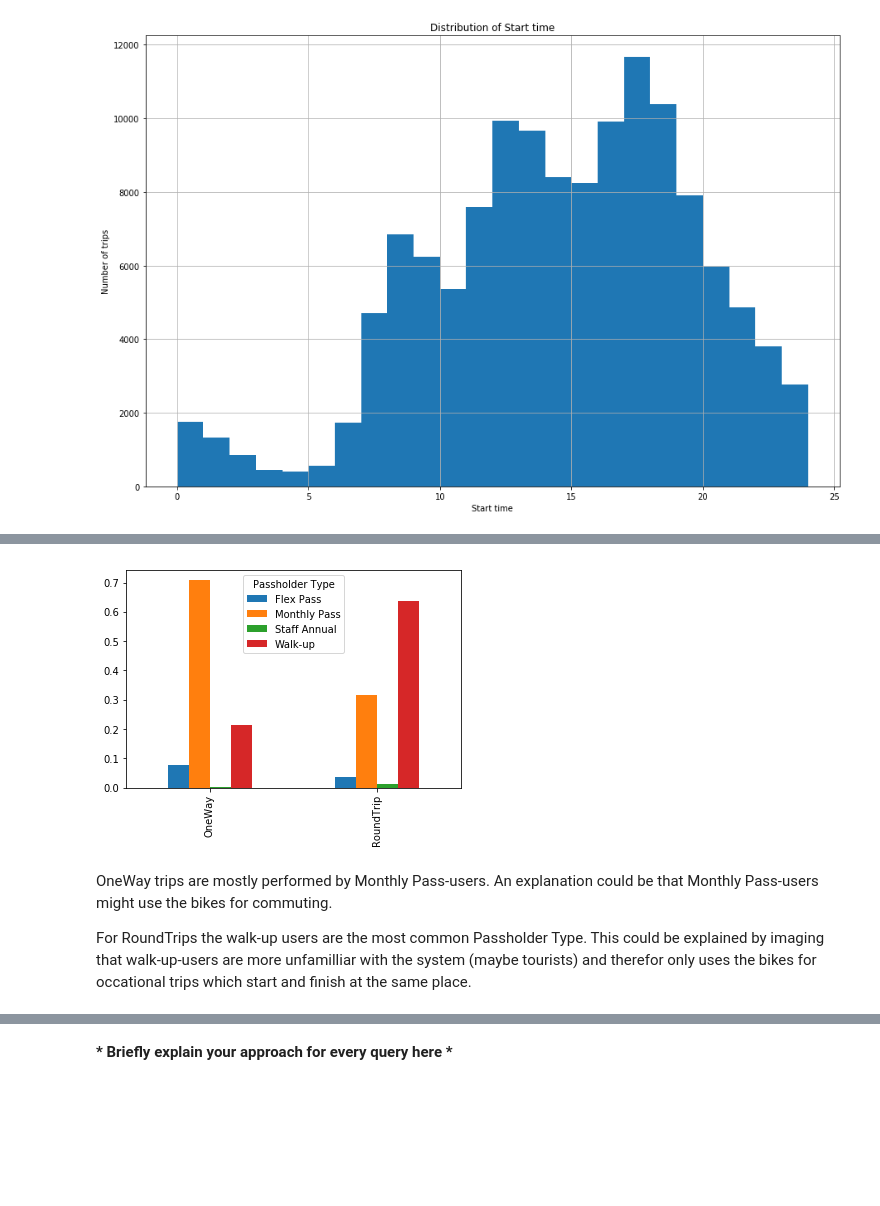
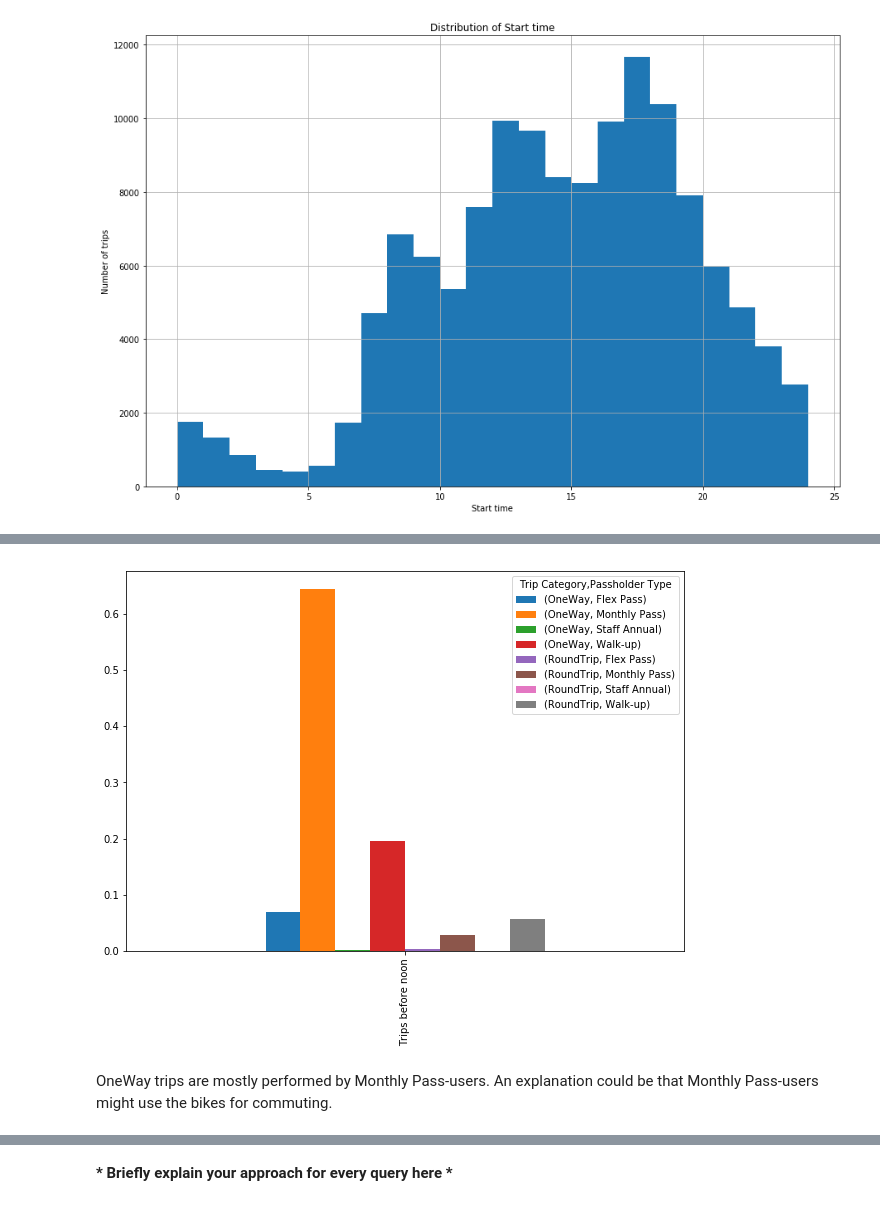
Before and after one commit to emmwel/ADAeda, a Jupyter notebook: Anna/Exercise 1.ipynb, the cells around one changed output, grey strips where cells are left out. Cells and saved outputs as stored; diff of their text form; code cells hidden in the pictures; blank space fills up the shorter version.

```diff
--- a/Anna/Exercise 1.ipynb
+++ b/Anna/Exercise 1.ipynb
@@ -551,12 +551,13 @@ Text(0.5,1,'Distribution of Start time')
 [figure]
 # %%
 #Task B3.3
+
 # For each *trip route category*, calculate the proportion of trips by
 # *passholder type* and present your results in *a stacked bar chart with normalized height*.
 
-def prop_of_trips_passholder(df):
+def trips_and_placeholder_type(df):
     """Create a dataframe with Passholder Type as the Index, and the counts of Oneway and Roundtrip for
-    the columns. All columns are normalized
+    the columns.
     """
     # Pick out the one way data and the round trip data separately, saving the columns for the Passholder Type
     one_way = df[df['Starting Station ID'] != df['Ending Station ID']].loc[:, 'Passholder Type']
@@ -566,12 +567,14 @@ def prop_of_trips_passholder(df):
     df2 = pd.DataFrame(dict(OneWay = one_way.value_counts(),  RoundTrip = round_trip.value_counts()))
     df2.index.name = 'Passholder Type'
 
-    # Normalize columns
-    df2.OneWay = df2.OneWay.div(df2.OneWay.sum())
-    df2.RoundTrip = df2.RoundTrip.div(df2.RoundTrip.sum())
     return df2
 
+# Calculate count for each round trip for each passholder type
 df2 = prop_of_trips_passholder(bikes)
+
+# Normalize columns
+df2.OneWay = df2.OneWay.div(df2.OneWay.sum())
+df2.RoundTrip = df2.RoundTrip.div(df2.RoundTrip.sum())
 
 # Transpose to plot it in the direction we want.
 df2.transpose().plot.bar(stacked=True);
@@ -580,20 +583,29 @@ df2.transpose().plot.bar(stacked=True);
 # %%
 # Task B3.4
 # Considering only trips that begin in the morning hours (before noon),
 # plot in a single bar chart the proportion of trips by passholder type and
 # trip route category. Explain any outliers you observe.
 
 # Filter out only the trips that begin in the morning hours
 trip_starting_hours = pd.to_datetime(bikes['Start Time']).dt.hour
-trip_before_noon = bikes[trip_starting_hours < 12]
+trips_before_noon = bikes[trip_starting_hours < 12]
 
-trip_before_noon = prop_of_trips_passholder(trip_before_noon)
+# Calculate count for each round trip for each passholder type
+trips_before_noon = trips_and_placeholder_type(trips_before_noon)
+
+# Unstack to put them on same single bar chart
+trips_before_noon = trips_before_noon.unstack().to_frame()
+
+# Normalize
+trips_before_noon = trips_before_noon.div(trips_before_noon.sum())
+
+# Fix labels
+trips_before_noon.index = trips_before_noon.index.rename('Trip Category', level=0)
+trips_before_noon.columns = ['Trips before noon']
 
 # Transpose to plot it in the direction we want.
-trip_before_noon.transpose().plot.bar();
+trips_before_noon.transpose().plot.bar();
 # %% [output]
-[figure, old version]
+[figure, new version]
 # %% [markdown]
 OneWay trips are mostly performed by Monthly Pass-users. An explanation could be that Monthly Pass-users might use the bikes for commuting.
-
-For RoundTrips the walk-up users are the most common Passholder Type. This could be explained by imaging that walk-up-users are more unfamilliar with the system (maybe tourists) and therefor only uses the bikes for occational trips which start and finish at the same place.
```
Also changed, not shown: parts of 10 cells of this notebook.
